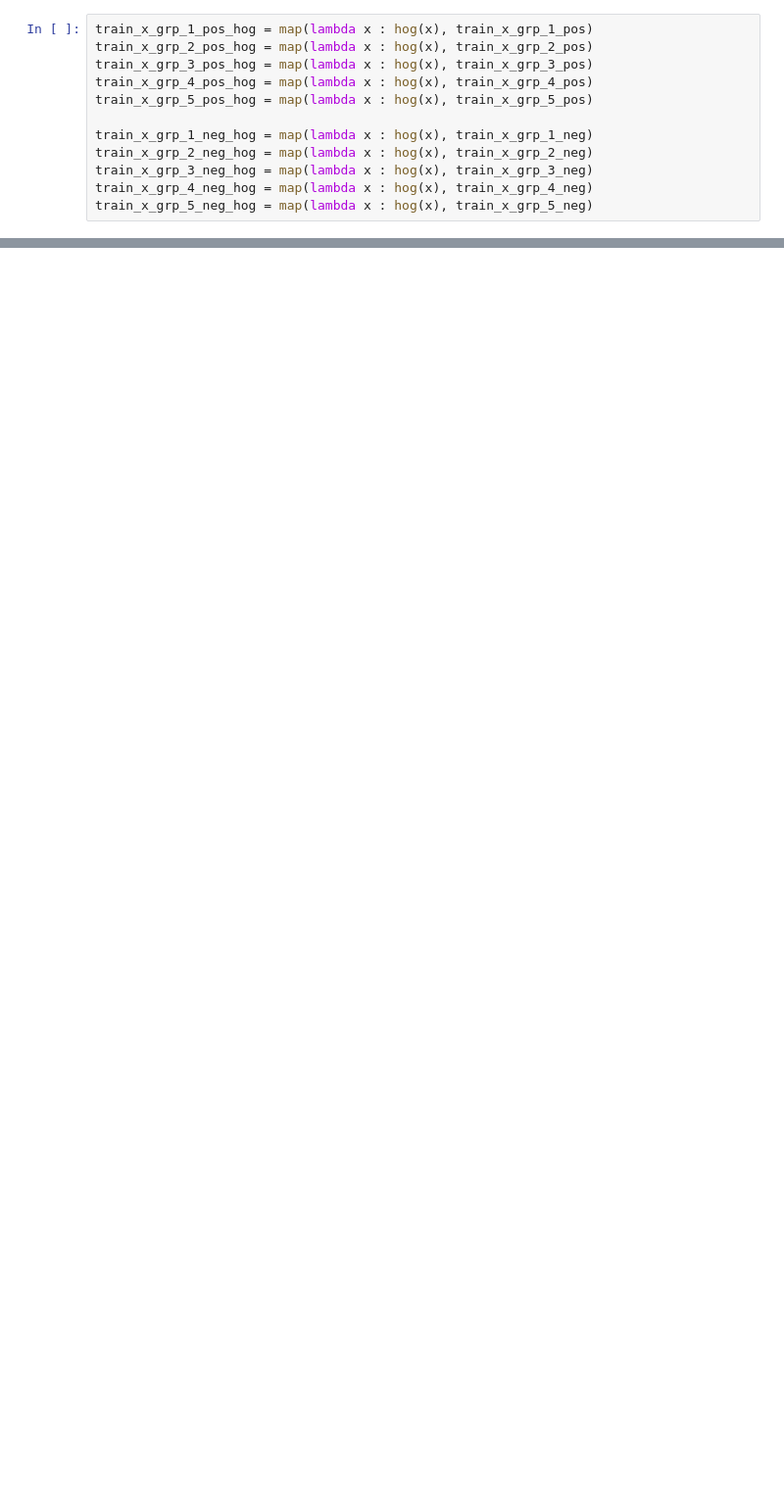
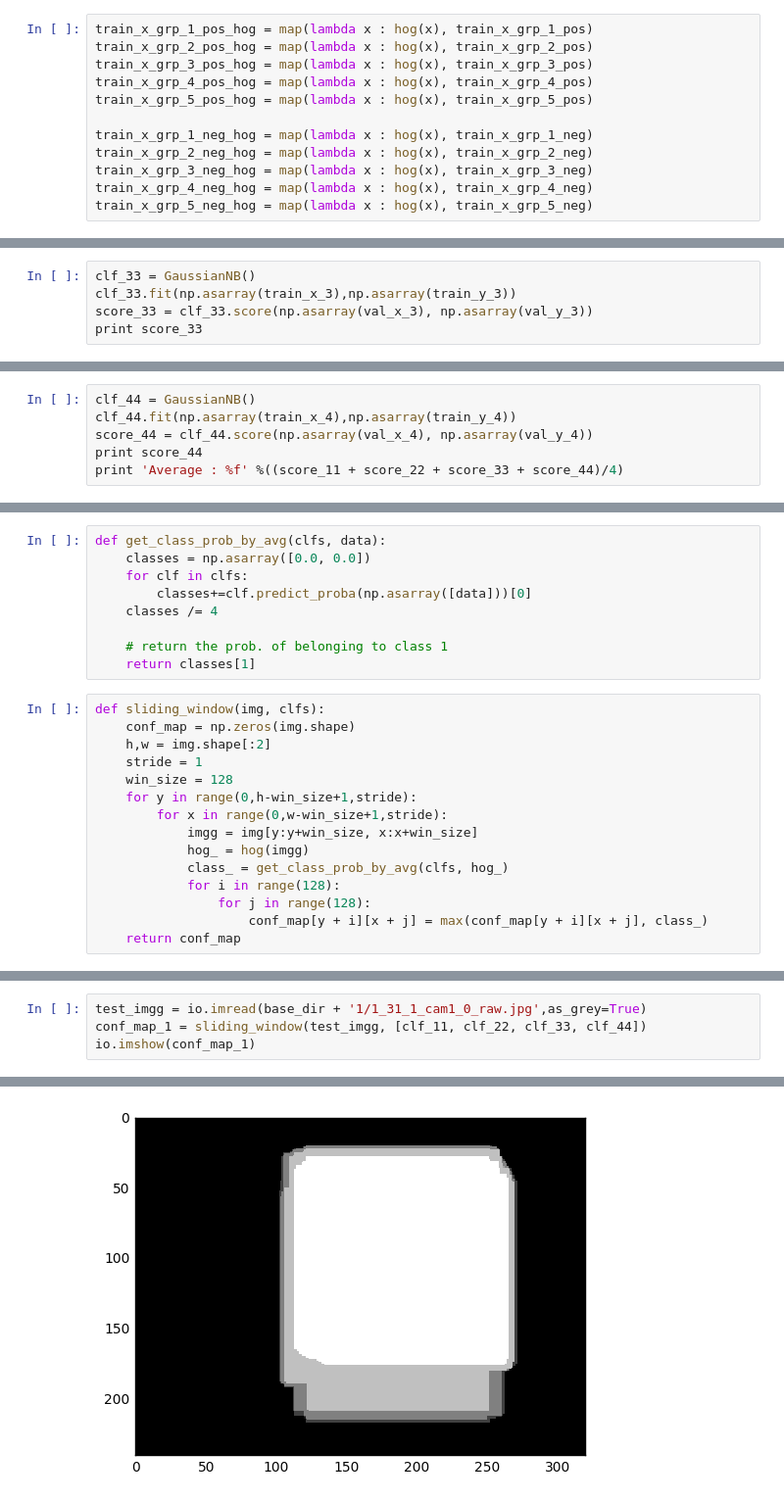
Before and after one commit to abhiravg/sign-language-detector, a Jupyter notebook: hand-non-hand-clf.ipynb, the cells around one changed output, grey strips where cells are left out. Shown: that part at 98% size. Drawn from its saved outputs; the diff is of its cells as text; blank space fills up the shorter version.

Commit message:
new tests added

```diff
--- a/hand-non-hand-clf.ipynb
+++ b/hand-non-hand-clf.ipynb
@@ -243,0 +250,5 @@ Average : 0.943083
+# %%
+clf_33 = GaussianNB()
+clf_33.fit(np.asarray(train_x_3),np.asarray(train_y_3))
+score_33 = clf_33.score(np.asarray(val_x_3), np.asarray(val_y_3))
+print score_33
@@ -243,0 +257,6 @@ Average : 0.943083
+# %%
+clf_44 = GaussianNB()
+clf_44.fit(np.asarray(train_x_4),np.asarray(train_y_4))
+score_44 = clf_44.score(np.asarray(val_x_4), np.asarray(val_y_4))
+print score_44
+print 'Average : %f' %((score_11 + score_22 + score_33 + score_44)/4)
@@ -243,0 +288,24 @@ Average : 0.943083
+# %%
+def get_class_prob_by_avg(clfs, data):
+    classes = np.asarray([0.0, 0.0])
+    for clf in clfs:
+        classes+=clf.predict_proba(np.asarray([data]))[0]
+    classes /= 4
+
+    # return the prob. of belonging to class 1
+    return classes[1]
+# %%
+def sliding_window(img, clfs):
+    conf_map = np.zeros(img.shape)
+    h,w = img.shape[:2]
+    stride = 1
+    win_size = 128
+    for y in range(0,h-win_size+1,stride):
+        for x in range(0,w-win_size+1,stride):
+            imgg = img[y:y+win_size, x:x+win_size]
+            hog_ = hog(imgg)
+            class_ = get_class_prob_by_avg(clfs, hog_)
+            for i in range(128):
+                for j in range(128):
+                    conf_map[y + i][x + j] = max(conf_map[y + i][x + j], class_)
+    return conf_map
@@ -243,0 +349,5 @@ Average : 0.943083
+# %%
+test_imgg = io.imread(base_dir + '1/1_31_1_cam1_0_raw.jpg',as_grey=True)
+conf_map_1 = sliding_window(test_imgg, [clf_11, clf_22, clf_33, clf_44])
+io.imshow(conf_map_1)
+# %% [output]
@@ -243,0 +355 @@ Average : 0.943083
+[figure, added]
```
Also changed, not shown: parts of 20 cells of this notebook, 1 other file.
